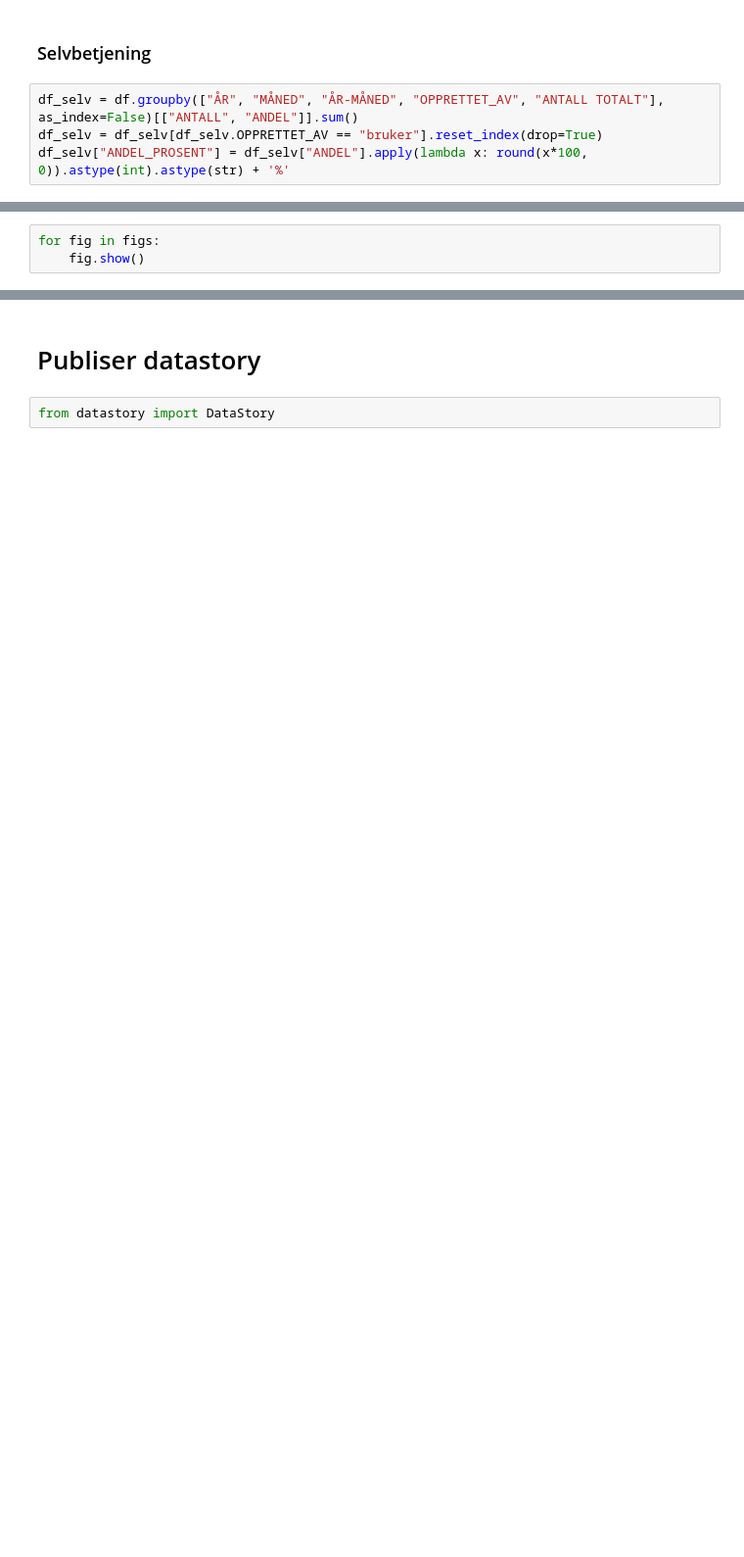
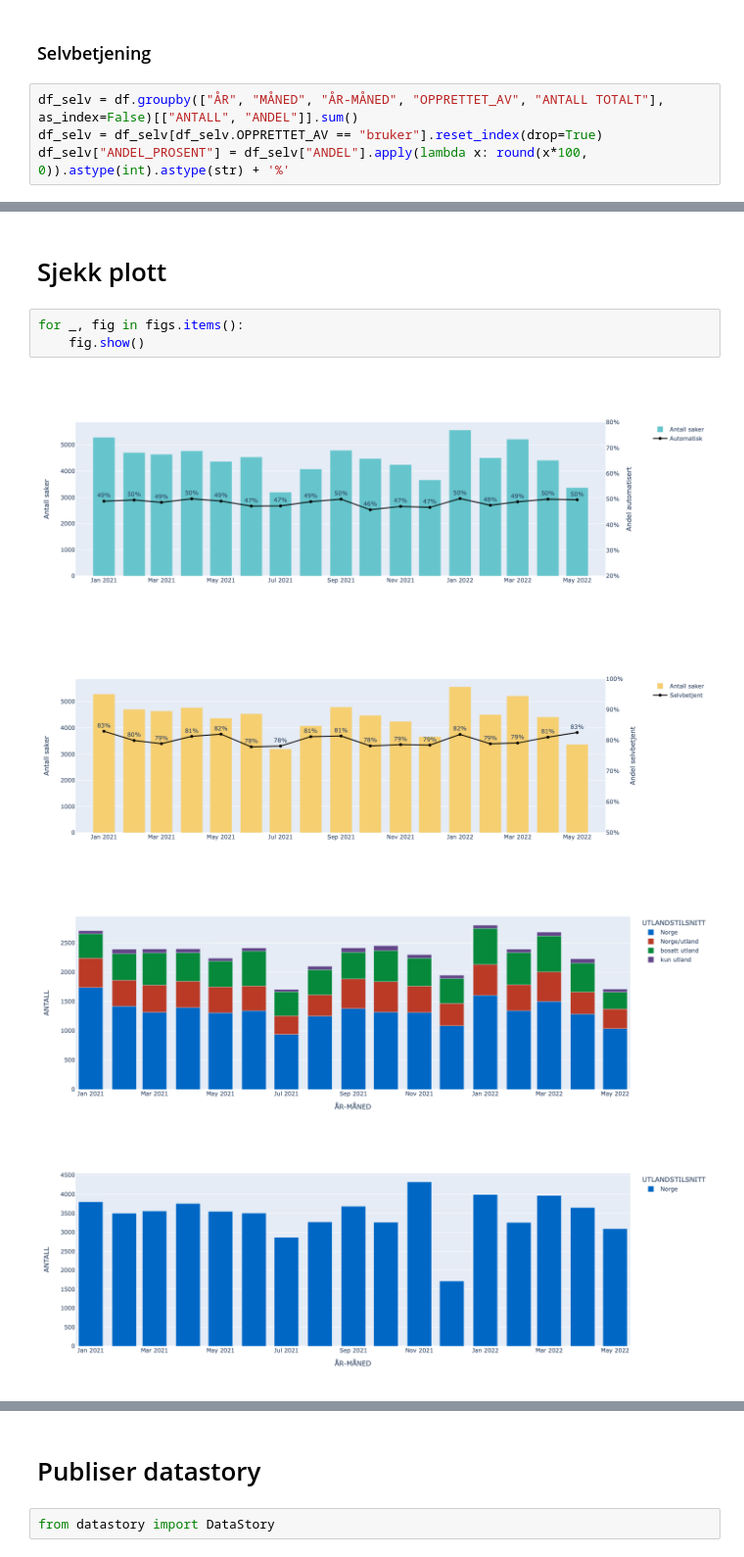
Before and after one commit to navikt/pensjon-data-analyse, a Jupyter notebook: notebooks/auto_new.ipynb, the cells around one changed output, grey strips where cells are left out. Shown at 98% size. Drawn from its saved outputs; the diff is of its cells as text; blank space fills up the shorter version.

```diff
--- a/notebooks/auto_new.ipynb
+++ b/notebooks/auto_new.ipynb
@@ -131,3 +257,10 @@ figs.append(fig)
+# %% [markdown]
+# Sjekk plott
 # %%
-for fig in figs:
+for _, fig in figs.items():
     fig.show()
+# %% [output]
+[figure, added]
+[figure, added]
+[figure, added]
+[figure, added]
```
Also changed, not shown: parts of 26 cells of this notebook, 1 other file.
